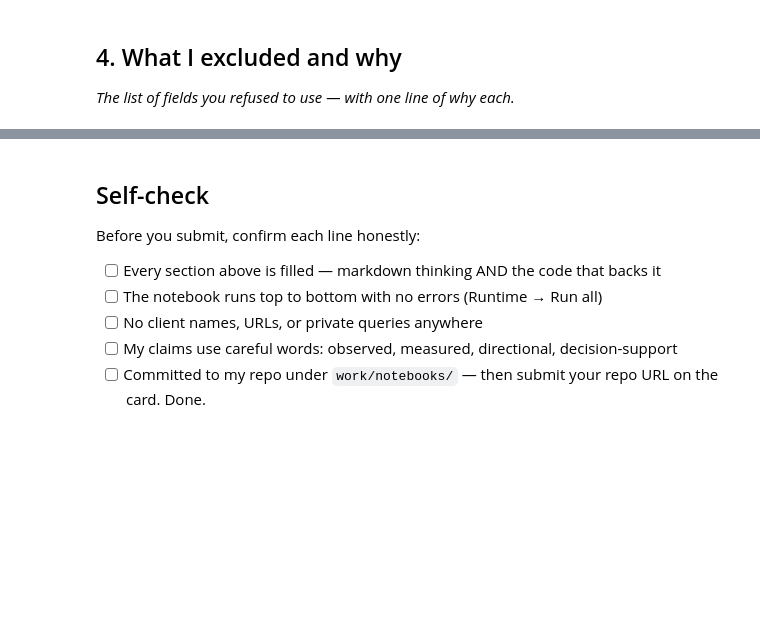
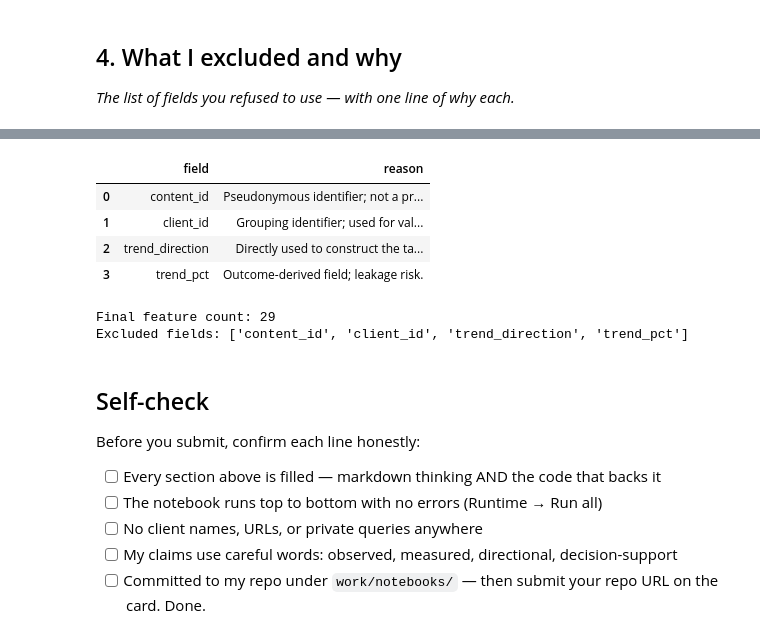
Before and after one commit to fatimaali123-ai/flyrank-internship, a Jupyter notebook: work/notebooks/w03_feature_leakage_check.ipynb, the cells around one changed output, grey strips where cells are left out. Drawn from its saved outputs; the diff is of its cells as text; code cells hidden in the pictures; blank space fills up the shorter version.

```diff
--- a/work/notebooks/w03_feature_leakage_check.ipynb
+++ b/work/notebooks/w03_feature_leakage_check.ipynb
@@ -37,3 +199,32 @@ This skeleton is yours to fill. Work the sections **in order** — each one has
+# %%
+# Final exclusion audit
+
+exclusion_reasons = {
+    "content_id": "Pseudonymous identifier; not a predictive feature.",
+    "client_id": "Grouping identifier; used for validation only.",
+    "trend_direction": "Directly used to construct the target.",
+    "trend_pct": "Outcome-derived field; leakage risk."
+}
+
+exclusion_audit = pd.DataFrame(
+    [
+        {"field": field, "reason": reason}
+        for field, reason in exclusion_reasons.items()
+    ]
+)
+
+display(exclusion_audit)
+
+print("\nFinal feature count:", len(feature_cols))
+print("Excluded fields:", list(exclusion_reasons.keys()))
+# %% [output]
+|  | field | reason |
+| 0 | content_id | Pseudonymous identifier; not a pr... |
+| 1 | client_id | Grouping identifier; used for val... |
+| 2 | trend_direction | Directly used to construct the ta... |
+| 3 | trend_pct | Outcome-derived field; leakage risk. |
+Final feature count: 29
+Excluded fields: ['content_id', 'client_id', 'trend_direction', 'trend_pct']
 # %% [markdown]
 ## Self-check
 
```
Also changed, not shown: parts of 12 cells of this notebook.
